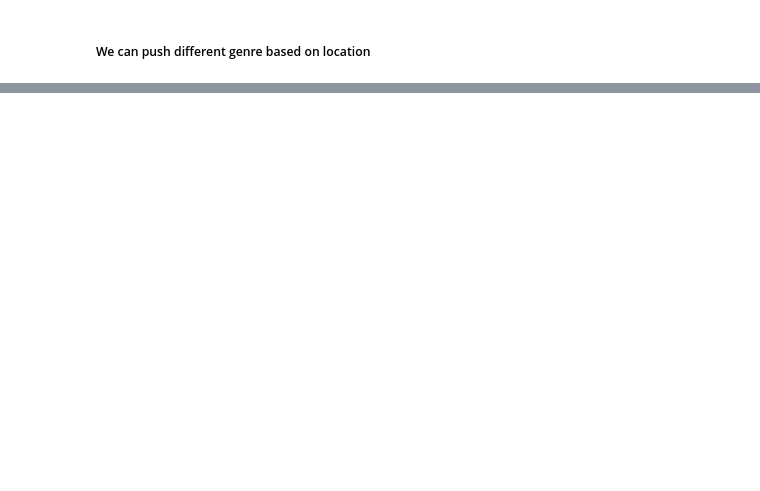
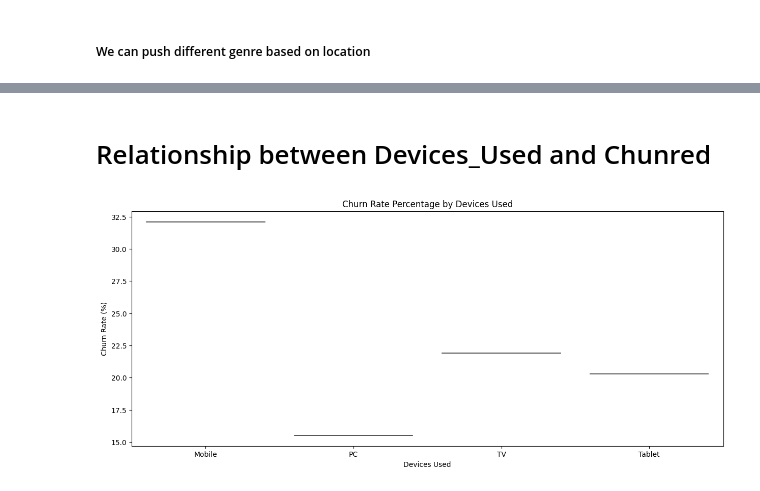
Before and after one commit to richard2323233/schulich_data_science, a Jupyter notebook: assignment 1.ipynb, the cells around one changed output, grey strips where cells are left out. Cells and saved outputs as stored; diff of their text form; code cells hidden in the pictures; blank space fills up the shorter version.

```diff
--- a/assignment 1.ipynb
+++ b/assignment 1.ipynb
@@ -543,0 +619,22 @@ plt.show()
+# %% [markdown]
+# Relationship between Devices_Used and Chunred
+# %%
+# Filter the dataframe to include only the rows where Churned is 1
+device_churn_counts_filtered = device_churn_counts[device_churn_counts['Churned'] == 1]
+
+# Create a figure and axis
+fig = plt.figure(figsize=(15, 6))
+ax = fig.add_subplot(111)
+
+# Generate the violin plot
+sns.violinplot(x='Devices_Used', y='Percentage', data=device_churn_counts_filtered, ax=ax)
+
+# Add titles and labels
+plt.title('Churn Rate Percentage by Devices Used')
+plt.xlabel('Devices Used')
+plt.ylabel('Churn Rate (%)')
+
+# Display the plot
+plt.show()
+# %% [output]
+[figure, added]
```
Also changed, not shown: parts of 20 cells of this notebook.
